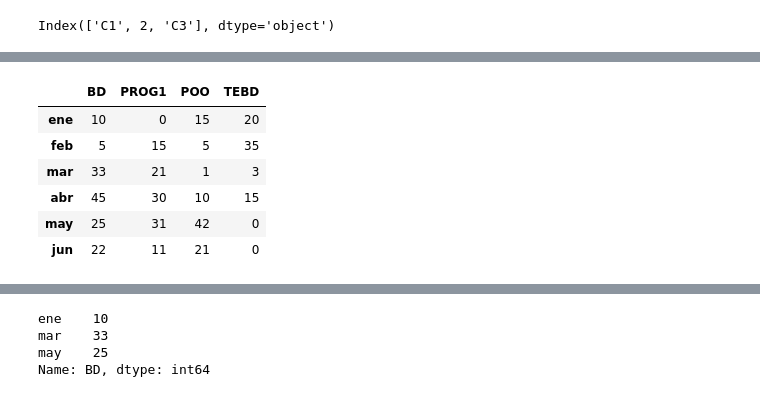
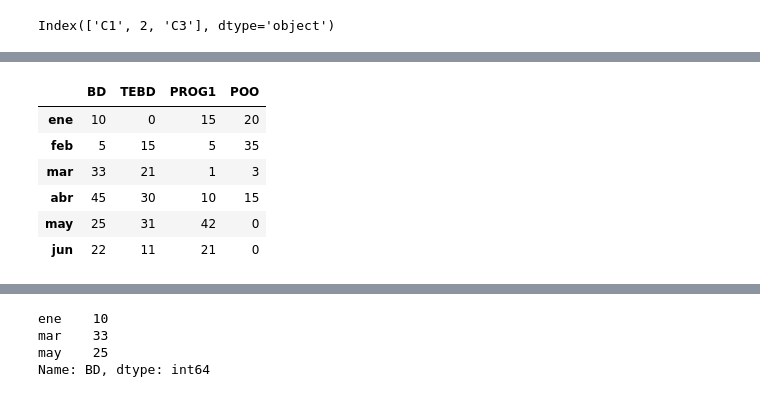
Before and after one commit to JesusCCC/InterPython, a Jupyter notebook: Pre_LiPython/Sesion1.ipynb, the cells around one changed output, grey strips where cells are left out. Drawn from its saved outputs; the diff is of its cells as text; code cells hidden in the pictures.

```diff
--- a/Pre_LiPython/Sesion1.ipynb
+++ b/Pre_LiPython/Sesion1.ipynb
@@ -237,8 +273,4 @@ df6
 # %%
 df7 = pd.DataFrame(d, index=meses)
-
-
-#Cambiar nombres de columnas del DF
-df7.columns = {'BD', 'TEBD', 'UML', 'JAVA'}
 df7
 # %% [output]
@@ -249,3 +281,7 @@ df7
 | abril | 45 | 30 | 10 | 15 |
 | mayo | 25 | 31 | 42 | 0 |
 | junio | 22 | 11 | 21 | 0 |
+# %%
+#RENOMBRAMOS LAS COLUMNAS DEL DATA FRAME
+df7.columns =['BD', 'TEBD', 'UML', 'JAVA']
+df7
@@ -273,6 +317,3 @@ df7
 | abr | 45 | 30 | 10 | 15 |
 | may | 25 | 31 | 42 | 0 |
 | jun | 22 | 11 | 21 | 0 |
-# %%
-df7.rename(index = {'feb':'febrero','may':'mayo'}, inplace=True)
-df7
@@ -287,10 +320,9 @@ df7
 # %%
-df7.rename(index = {'febrero':'feb', 'mayo':'may'},
-          columns={'SI':'PROG1'},
-          inplace=True)
+#Cambiar el nombre de algunos indices y columnas del DF
+df7.rename(index={'febrero':'feb', 'mayo':'may'}, columns={'SI':'PROG1'}, inplace=True)
 df7
 # %% [output]
-|  | BD | PROG1 | POO | TEBD |
+|  | BD | TEBD | PROG1 | POO |
 | ene | 10 | 0 | 15 | 20 |
 | feb | 5 | 15 | 5 | 35 |
 | mar | 33 | 21 | 1 | 3 |
```
Also changed, not shown: parts of 52 cells of this notebook.
